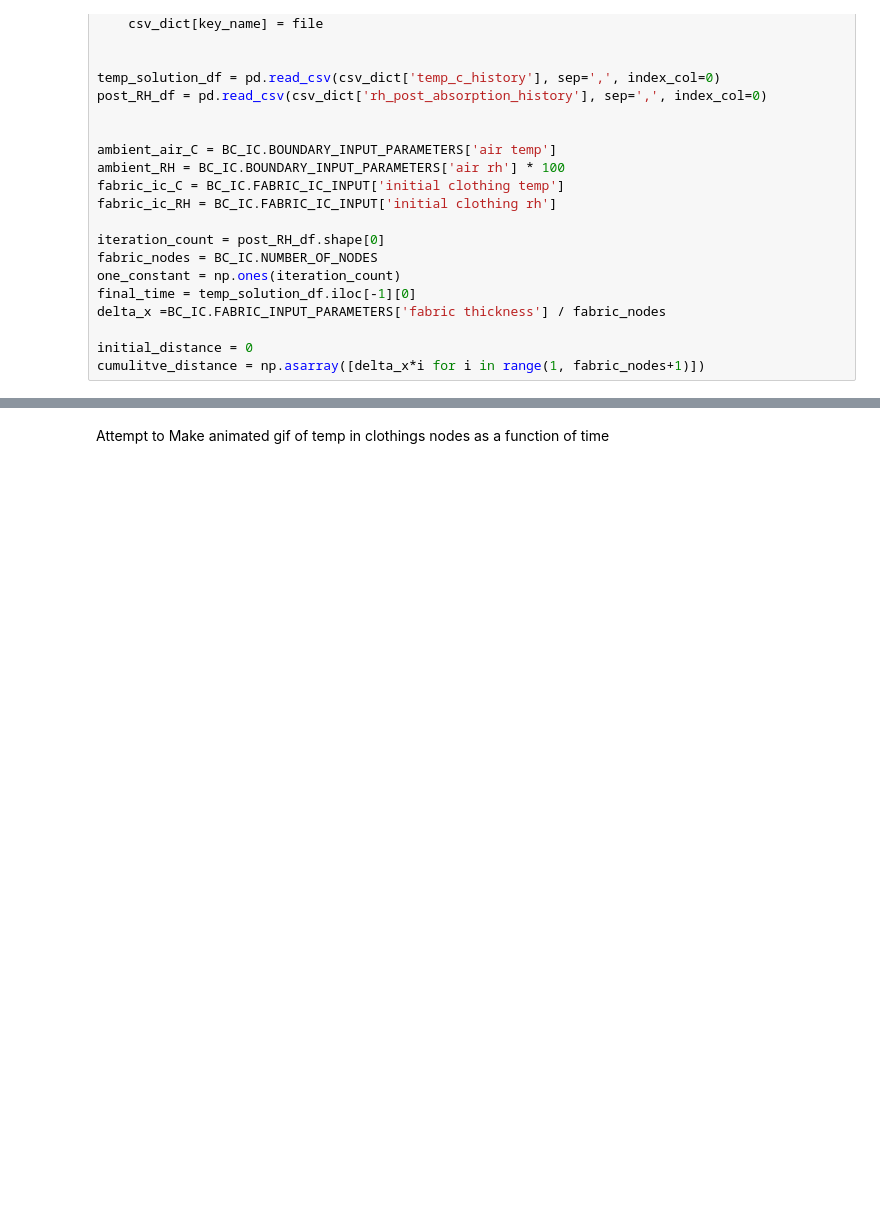
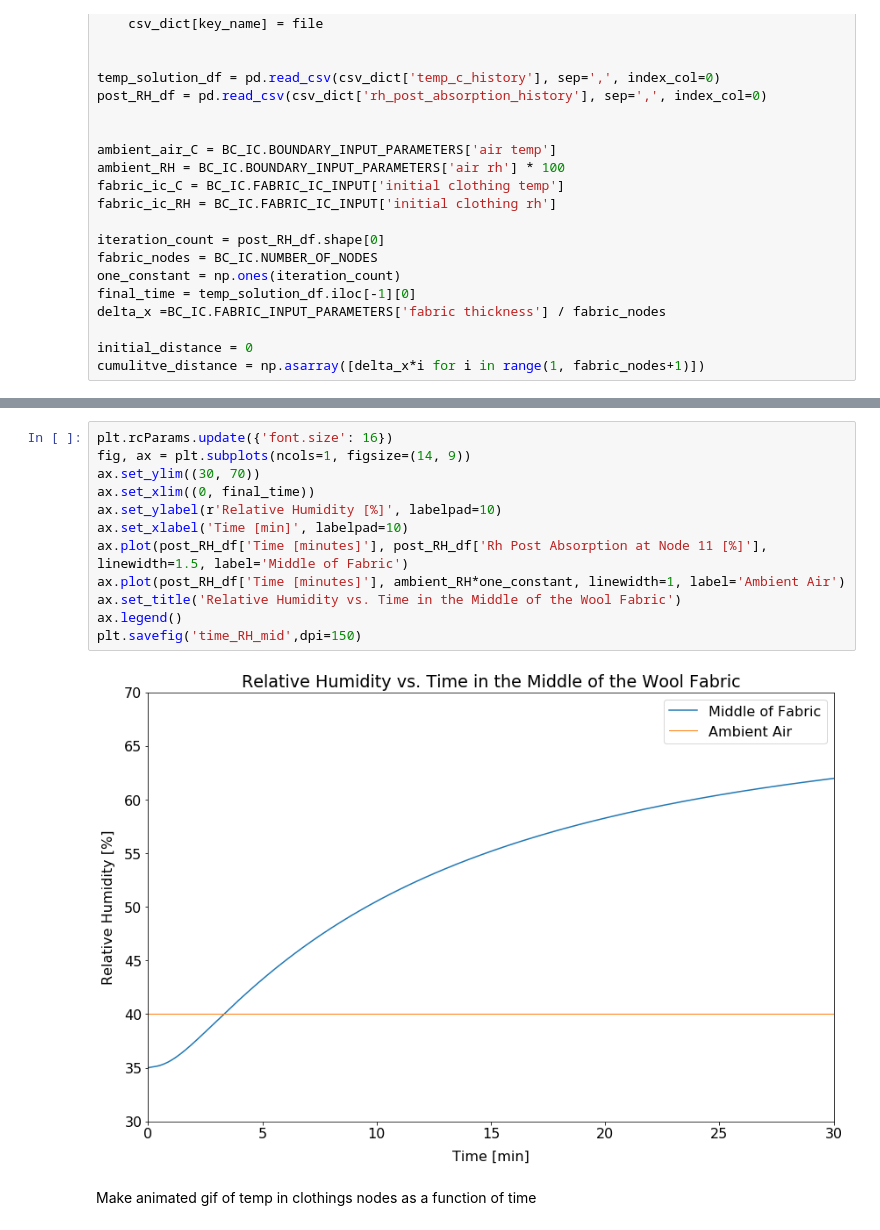
Before and after one commit to adamcwatts/clothing_model, a Jupyter notebook: Plots.ipynb, the cells around one changed output, grey strips where cells are left out. Drawn from its saved outputs; the diff is of its cells as text; blank space fills up the shorter version.

```diff
--- a/Plots.ipynb
+++ b/Plots.ipynb
@@ -86,2 +87,16 @@ ax.legend()
+# %%
+plt.rcParams.update({'font.size': 16})
+fig, ax = plt.subplots(ncols=1, figsize=(14, 9))
+ax.set_ylim((30, 70))
+ax.set_xlim((0, final_time))
+ax.set_ylabel(r'Relative Humidity [%]', labelpad=10)
+ax.set_xlabel('Time [min]', labelpad=10)
+ax.plot(post_RH_df['Time [minutes]'], post_RH_df['Rh Post Absorption at Node 11 [%]'], linewidth=1.5, label='Middle of Fabric')
+ax.plot(post_RH_df['Time [minutes]'], ambient_RH*one_constant, linewidth=1, label='Ambient Air')
+ax.set_title('Relative Humidity vs. Time in the Middle of the Wool Fabric')
+ax.legend()
+plt.savefig('time_RH_mid',dpi=150)
+# %% [output]
+[figure, added]
 # %% [markdown]
-Attempt to Make animated gif of temp in clothings nodes as a function of time
+Make animated gif of temp in clothings nodes as a function of time
```
Also changed, not shown: parts of 8 cells of this notebook, 2 other files.
